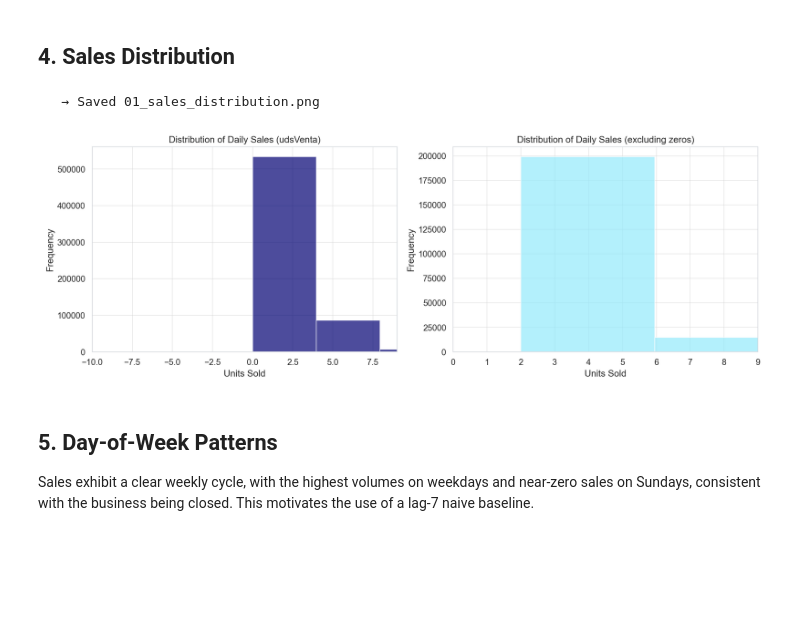
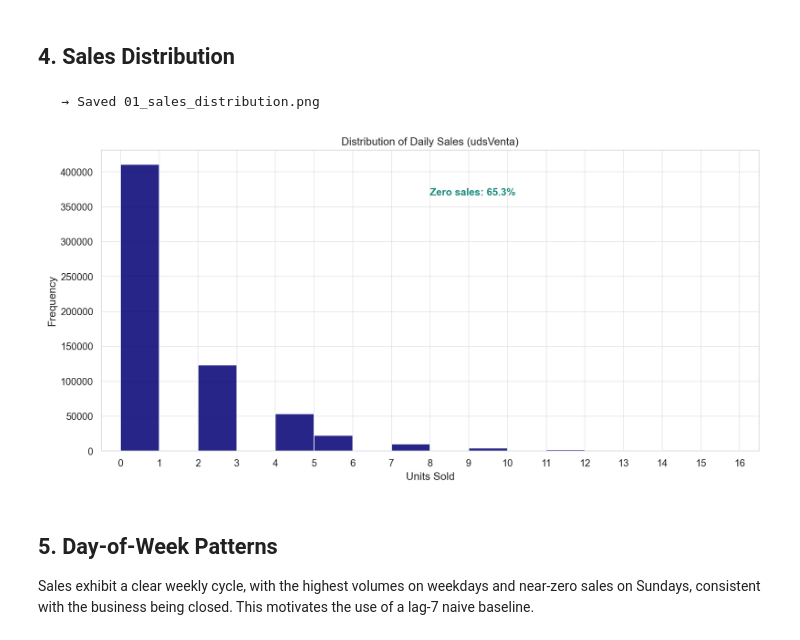
Before and after one commit to onamasserra/tfm-demand-forecasting, a Jupyter notebook: TFM_Ona_Code/01_eda.ipynb, the cells around one changed output. Drawn from its saved outputs; the diff is of its cells as text; code cells hidden in the pictures; blank space fills up the shorter version.

Commit message:
fix: Replace 2-panel sales distribution with single histogram showing all values up to q99.9

```diff
--- a/TFM_Ona_Code/01_eda.ipynb
+++ b/TFM_Ona_Code/01_eda.ipynb
@@ -166,21 +166,27 @@ max      0.911081   731.0
 # %% [markdown]
 ## 4. Sales Distribution
 # %%
-fig, axes = plt.subplots(1, 2, figsize=(14, 5))
-axes[0].hist(df["udsVenta"], bins=100, edgecolor="white", alpha=0.7, color=PRIMARY)
-axes[0].set_title("Distribution of Daily Sales (udsVenta)")
-axes[0].set_xlabel("Units Sold"); axes[0].set_ylabel("Frequency")
-axes[0].set_xlim(-10, df["udsVenta"].quantile(0.99))
+fig, ax = plt.subplots(figsize=(12, 6))
 
-axes[1].hist(df["udsVenta"][df["udsVenta"] > 0], bins=100, edgecolor="white", alpha=0.7, color=SECONDARY)
-axes[1].set_title("Distribution of Daily Sales (excluding zeros)")
-axes[1].set_xlabel("Units Sold"); axes[1].set_ylabel("Frequency")
-axes[1].set_xlim(0, df["udsVenta"].quantile(0.99))
+max_val = int(df["udsVenta"].quantile(0.999))
+ax.hist(df["udsVenta"], bins=range(0, max_val + 2),
+        edgecolor="white", alpha=0.85, color=PRIMARY)
+ax.set_title("Distribution of Daily Sales (udsVenta)")
+ax.set_xlabel("Units Sold")
+ax.set_ylabel("Frequency")
+ax.set_xlim(-0.5, max_val + 0.5)
+ax.set_xticks(range(0, max_val + 1))
+
+zero_pct = 100 * (df["udsVenta"] == 0).mean()
+ax.annotate(f"Zero sales: {zero_pct:.1f}%",
+            xy=(0.5, 0.85), xycoords="axes fraction",
+            fontsize=12, color=ACCENT, fontweight="bold")
+
 save_fig_nb("01_sales_distribution")
 plt.show()
 # %% [output]
    → Saved 01_sales_distribution.png
-[figure, old version]
+[figure, new version]
 # %% [markdown]
 ## 5. Day-of-Week Patterns
 
```
